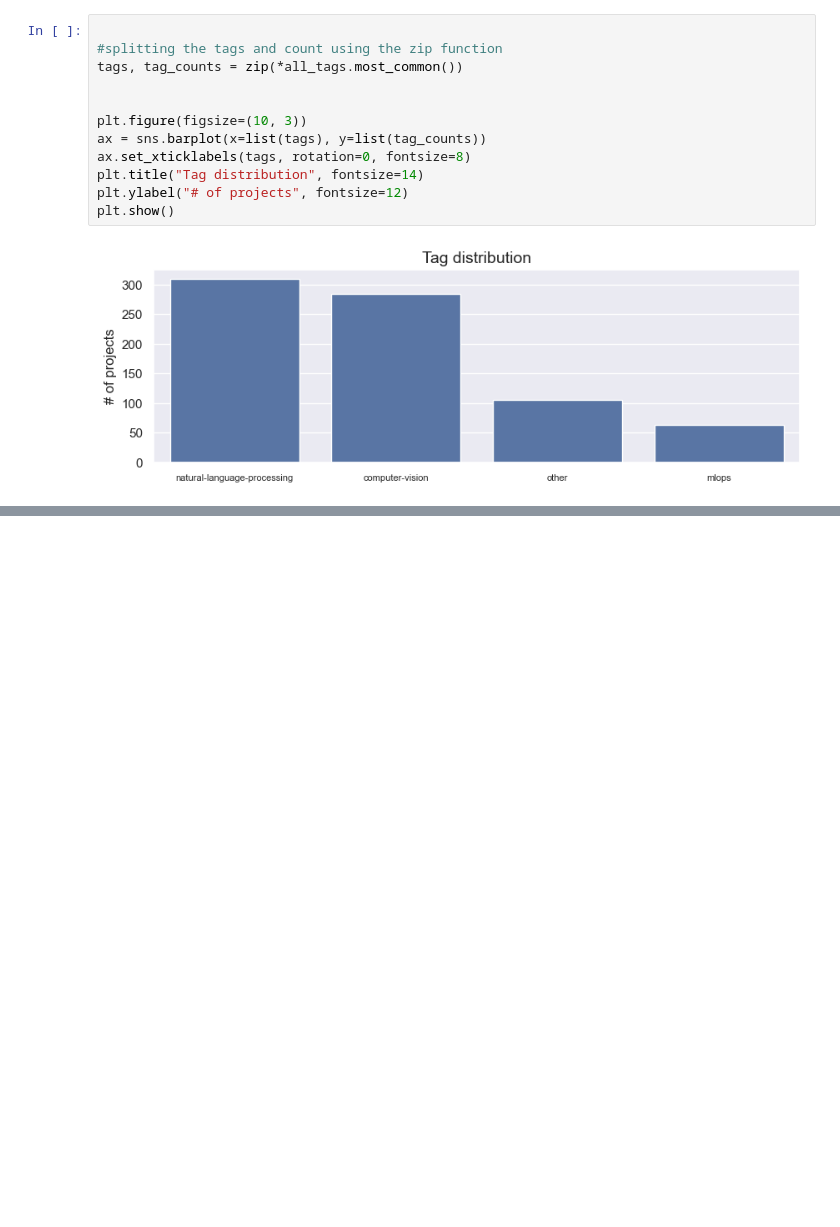
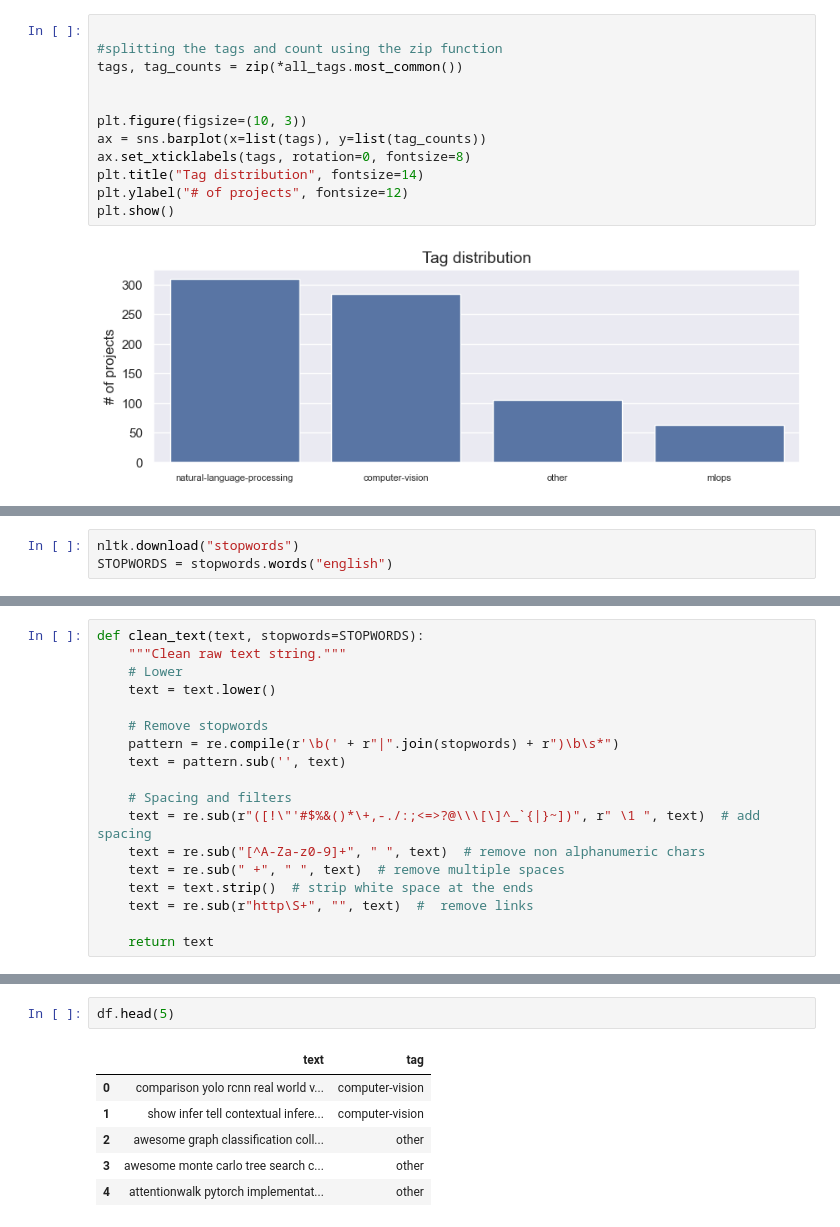
Before and after one commit to sreedeepEK/sortify, a Jupyter notebook: file.ipynb, the cells around one changed output, grey strips where cells are left out. Saved outputs shown, nothing was run; the diff lists cells and outputs as text; blank space fills up the shorter version.

```diff
--- a/file.ipynb
+++ b/file.ipynb
@@ -111,0 +121,3 @@ plt.imshow(cloud)
+# %%
+nltk.download("stopwords")
+STOPWORDS = stopwords.words("english")
@@ -111,0 +128,18 @@ plt.imshow(cloud)
+# %%
+def clean_text(text, stopwords=STOPWORDS):
+    """Clean raw text string."""
+    # Lower
+    text = text.lower()
+
+    # Remove stopwords
+    pattern = re.compile(r'\b(' + r"|".join(stopwords) + r")\b\s*")
+    text = pattern.sub('', text)
+
+    # Spacing and filters
+    text = re.sub(r"([!\"'#$%&()*\+,-./:;<=>?@\\\[\]^_`{|}~])", r" \1 ", text)  # add spacing
+    text = re.sub("[^A-Za-z0-9]+", " ", text)  # remove non alphanumeric chars
+    text = re.sub(" +", " ", text)  # remove multiple spaces
+    text = text.strip()  # strip white space at the ends
+    text = re.sub(r"http\S+", "", text)  #  remove links
+
+    return text
@@ -111,0 +170,9 @@ plt.imshow(cloud)
+# %%
+df.head(5)
+# %% [output]
+|  | text | tag |
+| 0 | comparison yolo rcnn real world v... | computer-vision |
+| 1 | show infer tell contextual infere... | computer-vision |
+| 2 | awesome graph classification coll... | other |
+| 3 | awesome monte carlo tree search c... | other |
+| 4 | attentionwalk pytorch implementat... | other |
```
Also changed, not shown: parts of 15 cells of this notebook.
